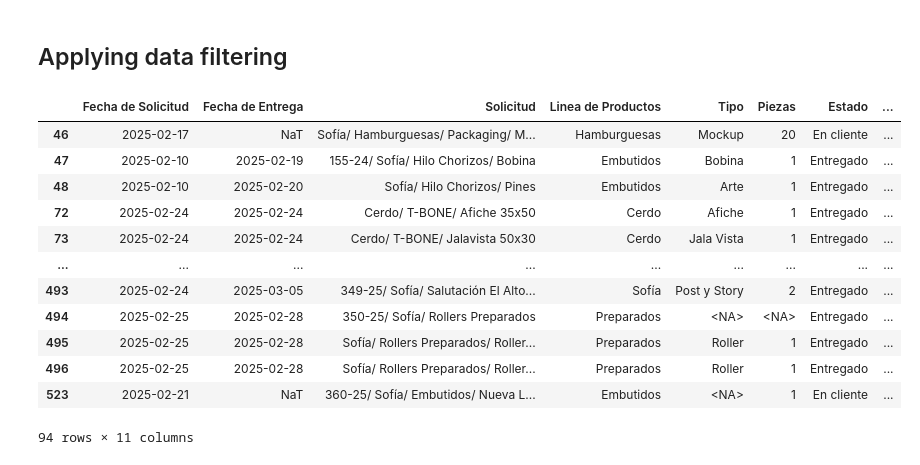
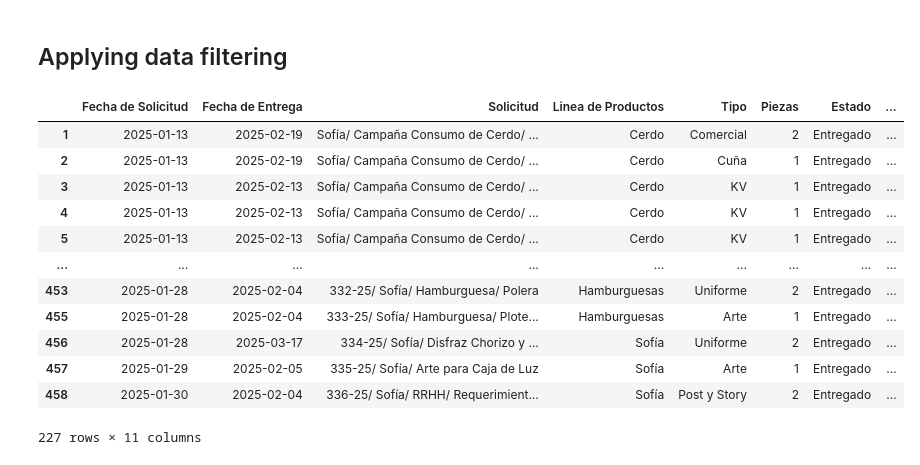
Before and after one commit to imSaka/report_creator, a Jupyter notebook: REPORTES.ipynb, the cells around one changed output. Drawn from its saved outputs; the diff is of its cells as text; code cells hidden in the pictures.

```diff
--- a/REPORTES.ipynb
+++ b/REPORTES.ipynb
@@ -108,8 +108,8 @@ df_cleaned
 ## Applying data filtering
 # %%
 # Filtering by date
-# df_enero_2025 = df_cleaned[(df_cleaned["Fecha de Solicitud"] >= "2025-01-01") & (df_cleaned["Fecha de Solicitud"] <= "2025-01-31")]
-df_febrero_2025 = df_cleaned[(df_cleaned["Fecha de Solicitud"] >= "2025-02-01") & (df_cleaned["Fecha de Solicitud"] <= "2025-02-28")]
+df_enero_2025 = df_cleaned[(df_cleaned["Fecha de Solicitud"] >= "2025-01-01") & (df_cleaned["Fecha de Solicitud"] <= "2025-01-31")]
+# df_febrero_2025 = df_cleaned[(df_cleaned["Fecha de Solicitud"] >= "2025-02-01") & (df_cleaned["Fecha de Solicitud"] <= "2025-02-28")]
 # df_marzo_2025 = df_cleaned[(df_cleaned["Fecha de Solicitud"] >= "2025-03-01") & (df_cleaned["Fecha de Solicitud"] <= "2025-03-31")]
 # df_abril_2025 = df_cleaned[(df_cleaned["Fecha de Solicitud"] >= "2025-04-01") & (df_cleaned["Fecha de Solicitud"] <= "2025-04-30")]
 # df_mayo_2025 = df_cleaned[(df_cleaned["Fecha de Solicitud"] >= "2025-05-01") & (df_cleaned["Fecha de Solicitud"] <= "2025-05-31")]
@@ -121,20 +121,20 @@ df_febrero_2025 = df_cleaned[(df_cleaned["Fecha de Solicitud"] >= "2025-02-01")
 # df_noviembre_2025 = df_cleaned[(df_cleaned["Fecha de Solicitud"] >= "2025-11-01") & (df_cleaned["Fecha de Solicitud"] <= "2025-11-30")]
 # df_diciembre_2025 = df_cleaned[(df_cleaned["Fecha de Solicitud"] >= "2025-12-01") & (df_cleaned["Fecha de Solicitud"] <= "2025-12-31")]
 # %%
-df_febrero_2025
+df_enero_2025
 # %% [output]
 |  | Fecha de Solicitud | Fecha de Entrega | Solicitud | Linea de Productos | Tipo | Piezas | Estado | ... |
-| 46 | 2025-02-17 | NaT | Sofía/ Hamburguesas/ Packaging/ M... | Hamburguesas | Mockup | 20 | En cliente | ... |
-| 47 | 2025-02-10 | 2025-02-19 | 155-24/ Sofía/ Hilo Chorizos/ Bobina | Embutidos | Bobina | 1 | Entregado | ... |
-| 48 | 2025-02-10 | 2025-02-20 | Sofía/ Hilo Chorizos/ Pines | Embutidos | Arte | 1 | Entregado | ... |
-| 72 | 2025-02-24 | 2025-02-24 | Cerdo/ T-BONE/ Afiche 35x50 | Cerdo | Afiche | 1 | Entregado | ... |
-| 73 | 2025-02-24 | 2025-02-24 | Cerdo/ T-BONE/ Jalavista 50x30 | Cerdo | Jala Vista | 1 | Entregado | ... |
+| 1 | 2025-01-13 | 2025-02-19 | Sofía/ Campaña Consumo de Cerdo/ ... | Cerdo | Comercial | 2 | Entregado | ... |
+| 2 | 2025-01-13 | 2025-02-19 | Sofía/ Campaña Consumo de Cerdo/ ... | Cerdo | Cuña | 1 | Entregado | ... |
+| 3 | 2025-01-13 | 2025-02-13 | Sofía/ Campaña Consumo de Cerdo/ ... | Cerdo | KV | 1 | Entregado | ... |
+| 4 | 2025-01-13 | 2025-02-13 | Sofía/ Campaña Consumo de Cerdo/ ... | Cerdo | KV | 1 | Entregado | ... |
+| 5 | 2025-01-13 | 2025-02-13 | Sofía/ Campaña Consumo de Cerdo/ ... | Cerdo | KV | 1 | Entregado | ... |
 | ... | ... | ... | ... | ... | ... | ... | ... | ... |
-| 493 | 2025-02-24 | 2025-03-05 | 349-25/ Sofía/ Salutación El Alto... | Sofía | Post y Story | 2 | Entregado | ... |
-| 494 | 2025-02-25 | 2025-02-28 | 350-25/ Sofía/ Rollers Preparados | Preparados | <NA> | <NA> | Entregado | ... |
-| 495 | 2025-02-25 | 2025-02-28 | Sofía/ Rollers Preparados/ Roller... | Preparados | Roller | 1 | Entregado | ... |
-| 496 | 2025-02-25 | 2025-02-28 | Sofía/ Rollers Preparados/ Roller... | Preparados | Roller | 1 | Entregado | ... |
-| 523 | 2025-02-21 | NaT | 360-25/ Sofía/ Embutidos/ Nueva L... | Embutidos | <NA> | 1 | En cliente | ... |
+| 453 | 2025-01-28 | 2025-02-04 | 332-25/ Sofía/ Hamburguesa/ Polera | Hamburguesas | Uniforme | 2 | Entregado | ... |
+| 455 | 2025-01-28 | 2025-02-04 | 333-25/ Sofía/ Hamburguesa/ Plote... | Hamburguesas | Arte | 1 | Entregado | ... |
+| 456 | 2025-01-28 | 2025-03-17 | 334-25/ Sofía/ Disfraz Chorizo y ... | Sofía | Uniforme | 2 | Entregado | ... |
+| 457 | 2025-01-29 | 2025-02-05 | 335-25/ Sofía/ Arte para Caja de Luz | Sofía | Arte | 1 | Entregado | ... |
+| 458 | 2025-01-30 | 2025-02-04 | 336-25/ Sofía/ RRHH/ Requerimient... | Sofía | Post y Story | 2 | Entregado | ... |
-94 rows × 11 columns
+227 rows × 11 columns
 # %%
 #Saving dataframe cleaned and filtered exported to csv to processing.
```
Also changed, not shown: parts of 6 cells of this notebook, 3 other files.
